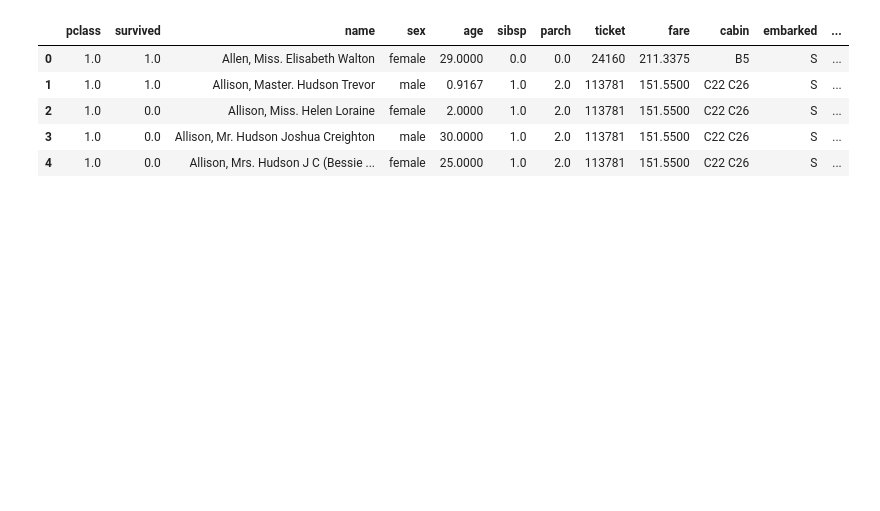
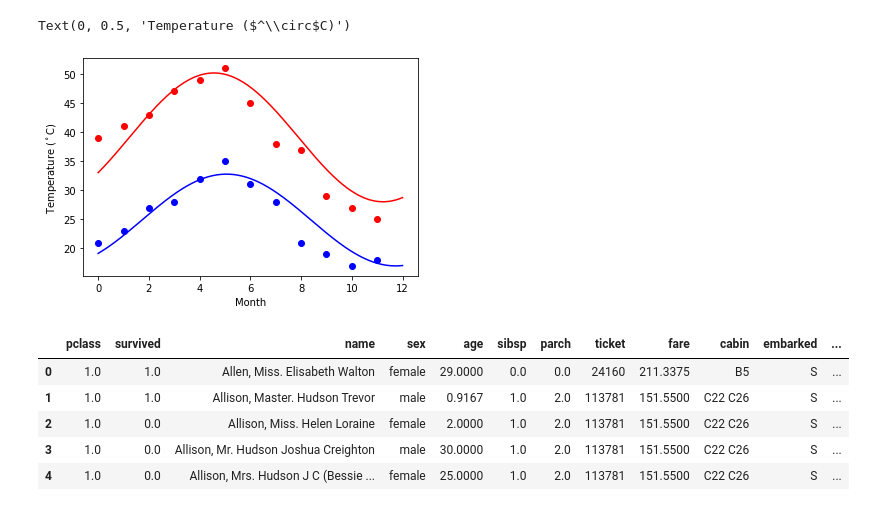
Before and after one commit to Varsha-Phanse/Ineuron-Assignments, a Jupyter notebook: Matplotlib assignment/matplotlib_assignment.ipynb, the cells around one changed output. Cells and saved outputs as stored; diff of their text form; code cells hidden in the pictures; blank space fills up the shorter version.

```diff
--- a/Matplotlib assignment/matplotlib_assignment.ipynb
+++ b/Matplotlib assignment/matplotlib_assignment.ipynb
@@ -6,3 +15,28 @@ import matplotlib.pyplot as plt
+# %%
+max_temp = np.array([39, 41, 43, 47, 49, 51, 45, 38, 37, 29, 27, 25])
+min_temp = np.array([21, 23, 27, 28, 32, 35, 31, 28, 21, 19, 17, 18])
+months = np.arange(12)
+days = np.linspace(0, 12, num=365)
+# %%
+from scipy import optimize
+def temp_yearly(times, avg, ampl, time_offset):
+    return (avg
+            + ampl * np.cos((times + time_offset) * 1.8 * np.pi / times.max()))
+
+res_max, cov_max = optimize.curve_fit(temp_yearly, months,
+                                      max_temp, [40, 20, 0])
+res_min, cov_min = optimize.curve_fit(temp_yearly, months,
+                                      min_temp, [-40, 20, 0])
+# %%
+plt.plot(months, max_temp, 'ro')
+plt.plot(days, temp_yearly(days, *res_max), 'r-')
+plt.plot(months, min_temp, 'bo')
+plt.plot(days, temp_yearly(days, *res_min), 'b-')
+plt.xlabel('Month')
+plt.ylabel('Temperature ($^\circ$C)')
+# %% [output]
+Text(0, 0.5, 'Temperature ($^\\circ$C)')
+[figure, added]
 # %%
 titanic=pd.read_csv("https://raw.githubusercontent.com/Geoyi/Cleaning-Titanic-Data/master/titanic_original.csv")
 titanic.head()
```
Also changed, not shown: parts of 6 cells of this notebook.
